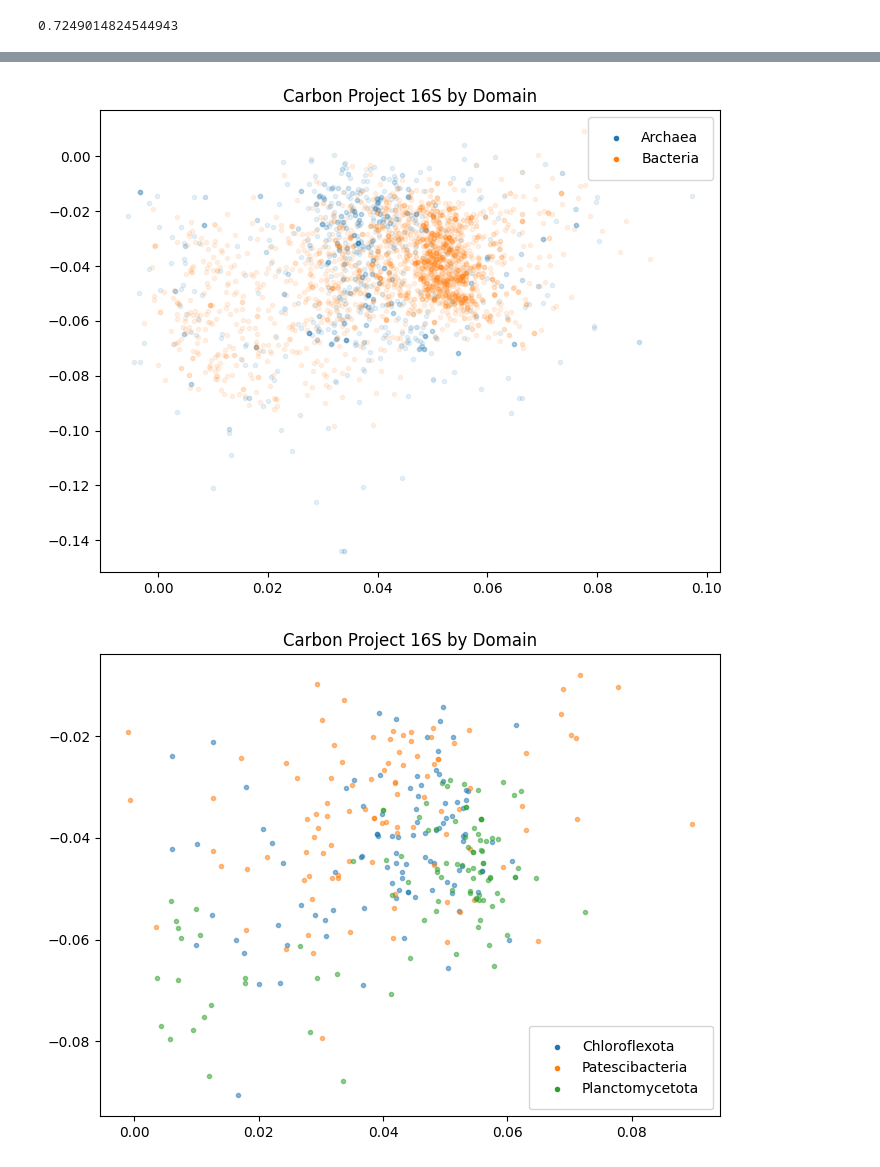
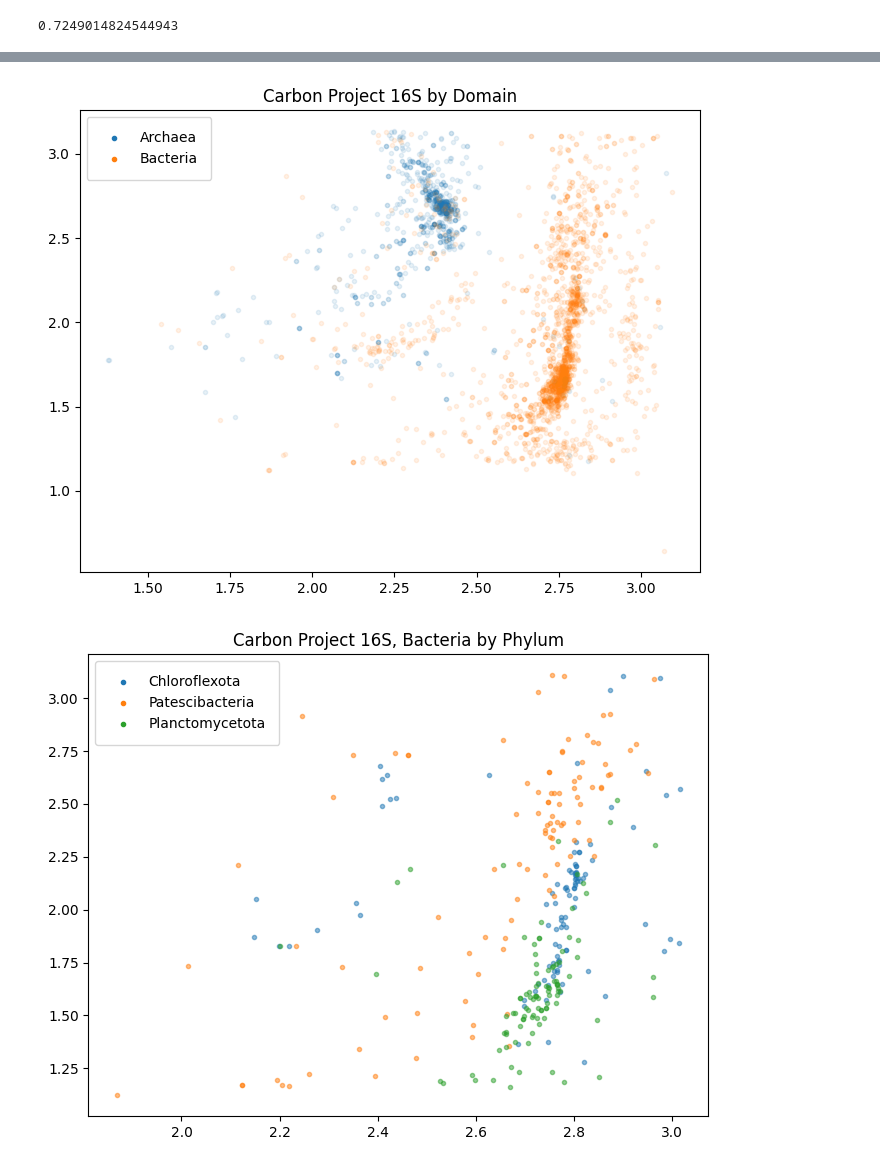
Before and after one commit to nik875/SeREGen, a Jupyter notebook: carbon_project/16s_analysis.ipynb, the cells around one changed output, grey strips where cells are left out. Saved outputs shown, nothing was run; the diff lists cells and outputs as text; code cells hidden in the pictures.

```diff
--- a/carbon_project/16s_analysis.ipynb
+++ b/carbon_project/16s_analysis.ipynb
@@ -147,11 +106,11 @@ repr_scatterplot(p.reprs, savepath='out.png', alpha=.08)
-# %%
-from SeREGen.visualize import reprs_by_ds_label
-reprs_by_ds_label(p.reprs, p.dataset, 'Domain', 'Carbon Project 16S by Domain', mask=p.dataset['labels'].apply(lambda i: i[0] != 'UNBINNED').to_numpy())
-# %% [output]
-[figure, removed]
+# %%
+from SeREGen.visualize import reprs_by_theta_labelled
+reprs_by_theta_labelled(p.reprs, p.dataset, 'Domain', 'Carbon Project 16S by Domain', mask=p.dataset['labels'].apply(lambda i: i[0] != 'UNBINNED').to_numpy())
+# %% [output]
+[figure, added]
 # %%
-reprs_by_ds_label(p.reprs, p.dataset, 'Phylum', 'Carbon Project 16S by Domain', mask=p.dataset['labels'].label_mask('Domain', 'Bacteria'),
-                  filter=100, alpha=.5)
+reprs_by_theta_labelled(p.reprs, p.dataset, 'Phylum', 'Carbon Project 16S, Bacteria by Phylum', mask=p.dataset['labels'].label_mask('Domain', 'Bacteria'),
+                        filter=100, alpha=.5)
 # %% [output]
-[figure, old version]
+[figure, new version]
 # %%
```
Also changed, not shown: parts of 21 cells of this notebook, 2 other files.
